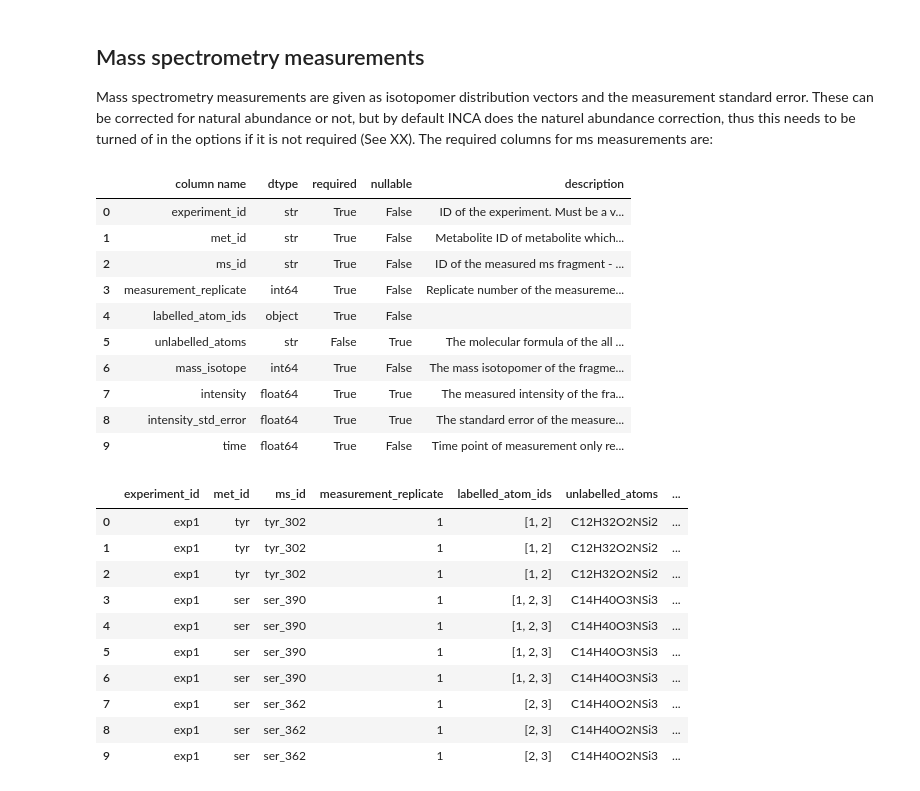
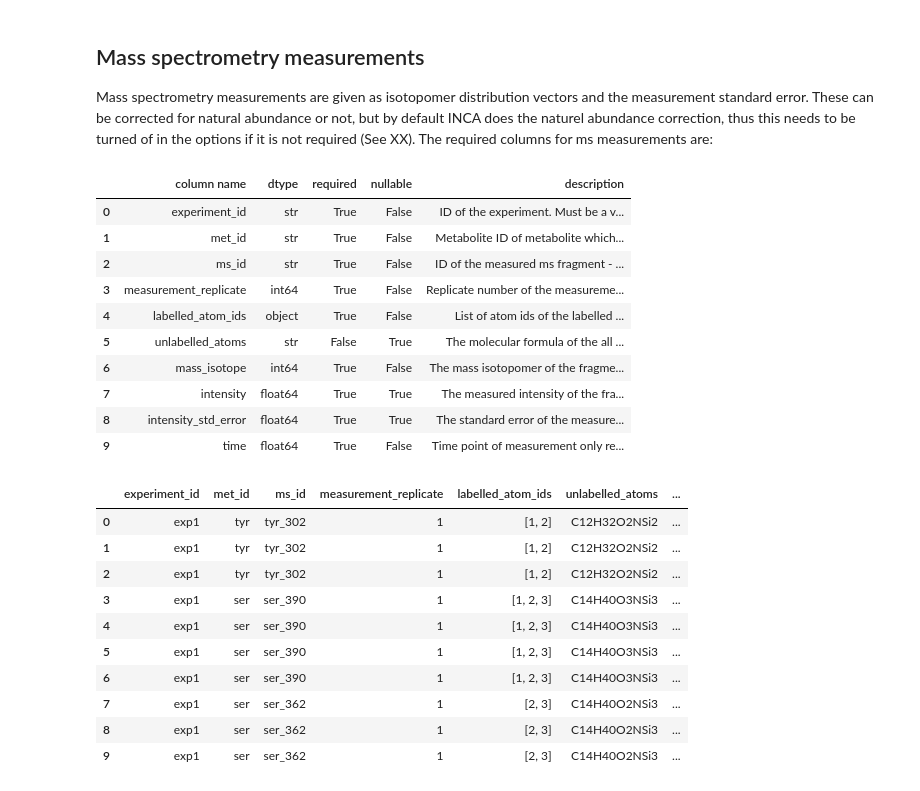
Before and after one commit to biosustain/incawrapper, a Jupyter notebook: docs/examples/Data input.ipynb, the cells around one changed output. Saved outputs shown, nothing was run; the diff lists cells and outputs as text; code cells hidden in the pictures.

```diff
--- a/docs/examples/Data input.ipynb
+++ b/docs/examples/Data input.ipynb
@@ -148,20 +148,20 @@ flux_measurements_example.head()
 # %% [markdown]
 ## Mass spectrometry measurements
 Mass spectrometry measurements are given as isotopomer distribution vectors and the measurement standard error. These can be corrected for natural abundance or not, but by default INCA does the naturel abundance correction, thus this needs to be turned of in the options if it is not required (See XX). The required columns for ms measurements are:
-# %%
-present_schema_overview(dataschemas.MSMeasurementsSchema)
-# %% [output]
-|  | column name | dtype | required | nullable | description |
-| 0 | experiment_id | str | True | False | ID of the experiment. Must be a v... |
-| 1 | met_id | str | True | False | Metabolite ID of metabolite which... |
-| 2 | ms_id | str | True | False | ID of the measured ms fragment - ... |
-| 3 | measurement_replicate | int64 | True | False | Replicate number of the measureme... |
-| 4 | labelled_atom_ids | object | True | False |  |
-| 5 | unlabelled_atoms | str | False | True | The molecular formula of the all ... |
-| 6 | mass_isotope | int64 | True | False | The mass isotopomer of the fragme... |
-| 7 | intensity | float64 | True | True | The measured intensity of the fra... |
-| 8 | intensity_std_error | float64 | True | True | The standard error of the measure... |
-| 9 | time | float64 | True | False | Time point of measurement only re... |
+# %%
+utils.present_schema_overview(incawrapper.MSMeasurementsSchema)
+# %% [output]
+|  | column name | dtype | required | nullable | description |
+| 0 | experiment_id | str | True | False | ID of the experiment. Must be a v... |
+| 1 | met_id | str | True | False | Metabolite ID of metabolite which... |
+| 2 | ms_id | str | True | False | ID of the measured ms fragment - ... |
+| 3 | measurement_replicate | int64 | True | False | Replicate number of the measureme... |
+| 4 | labelled_atom_ids | object | True | False | List of atom ids of the labelled ... |
+| 5 | unlabelled_atoms | str | False | True | The molecular formula of the all ... |
+| 6 | mass_isotope | int64 | True | False | The mass isotopomer of the fragme... |
+| 7 | intensity | float64 | True | True | The measured intensity of the fra... |
+| 8 | intensity_std_error | float64 | True | True | The standard error of the measure... |
+| 9 | time | float64 | True | False | Time point of measurement only re... |
 # %%
 import numpy as np
 n_isotopes = [3, 4, 3]
```
Also changed, not shown: parts of 11 cells of this notebook, 3 other files.
